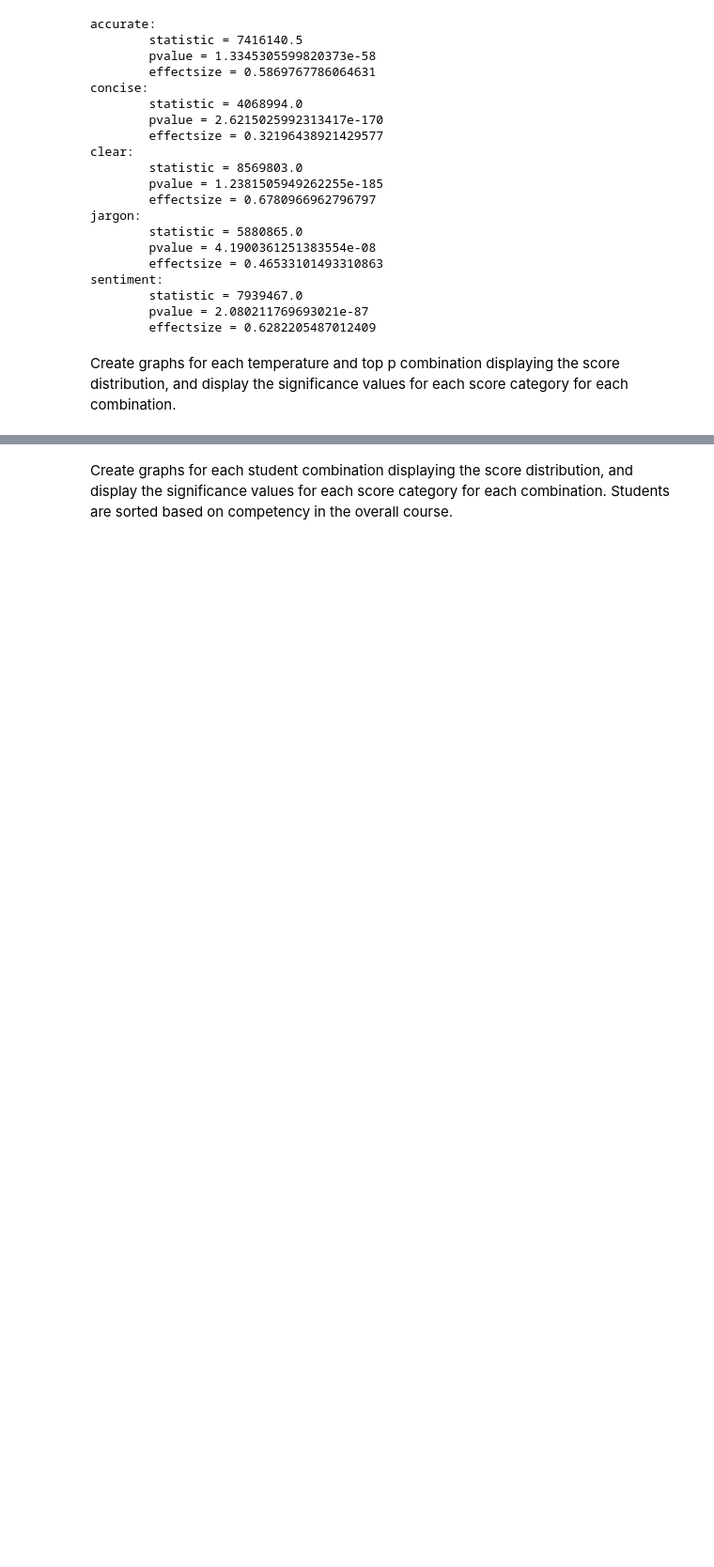
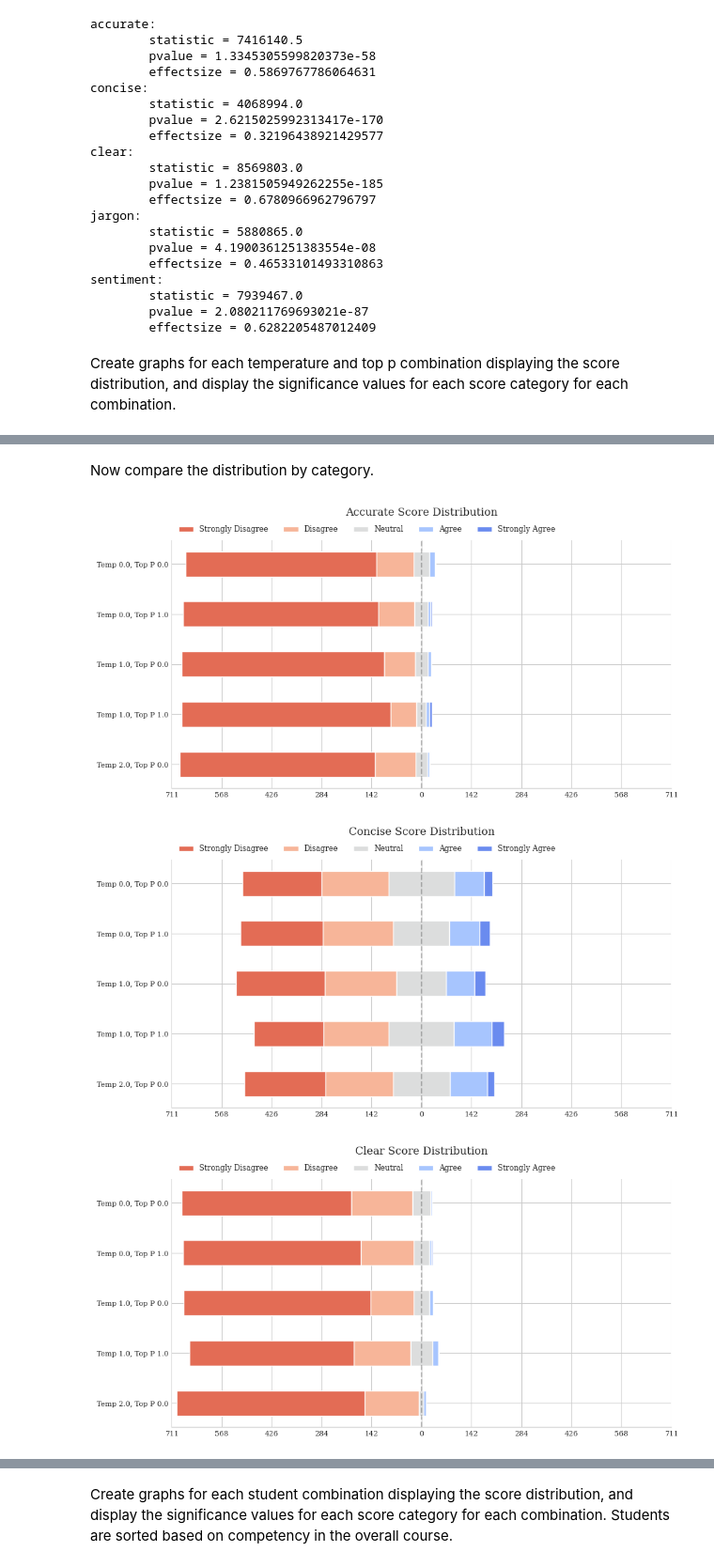
Before and after one commit to THRALLab/pedal-kennel, a Jupyter notebook: examples/chosen_problems_st3-3_as3-3_at1_v1/analysis.ipynb, the cells around one changed output, grey strips where cells are left out. Shown at 94% size. Cells and saved outputs as stored; diff of their text form; code cells hidden in the pictures; blank space fills up the shorter version.

```diff
--- a/examples/chosen_problems_st3-3_as3-3_at1_v1/analysis.ipynb
+++ b/examples/chosen_problems_st3-3_as3-3_at1_v1/analysis.ipynb
@@ -661,3 +659,19 @@ sentiment:
         statistic = 325225.0
         pvalue = 2.3910847534150097e-23
         effectsize = 0.6433461715734856
+# %% [markdown]
+Now compare the distribution by category.
+# %%
+for data_field in data_fields:
+    results = {}
+    for temp, top_p in temp_and_top_p_combos:
+        results[f'Temp {temp}, Top P {top_p}'] = \
+            df[(df.score_category == f'instructor_feedback_gpt_{data_field}') & (df.temp == temp) & (df.top_p == top_p)].groupby('score_category').score.value_counts().tolist()
+        if len(results[f'Temp {temp}, Top P {top_p}']) < 5:
+            results[f'Temp {temp}, Top P {top_p}'].append(0)  # hack
+    fig, ax = diverging_stacked_bar_chart(results, f'{data_field.capitalize()} Score Distribution')
+    plt.show()
+# %% [output]
+[figure, added]
+[figure, added]
+[figure, added]
```
Also changed, not shown: parts of 9 cells of this notebook.
